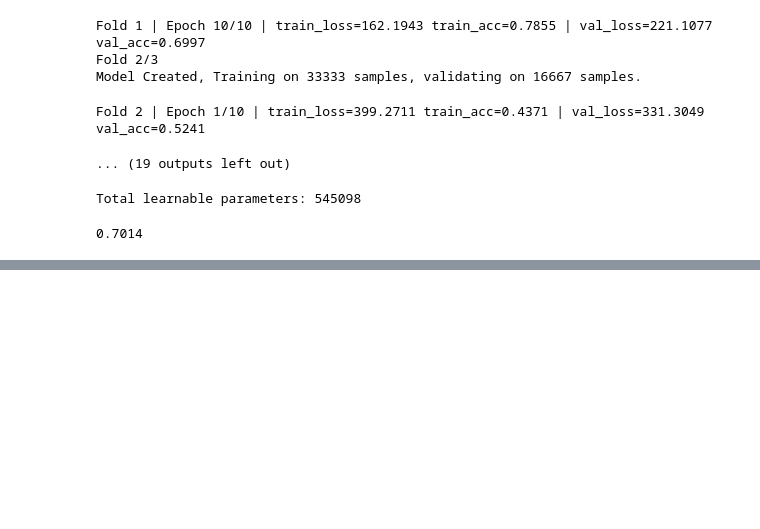
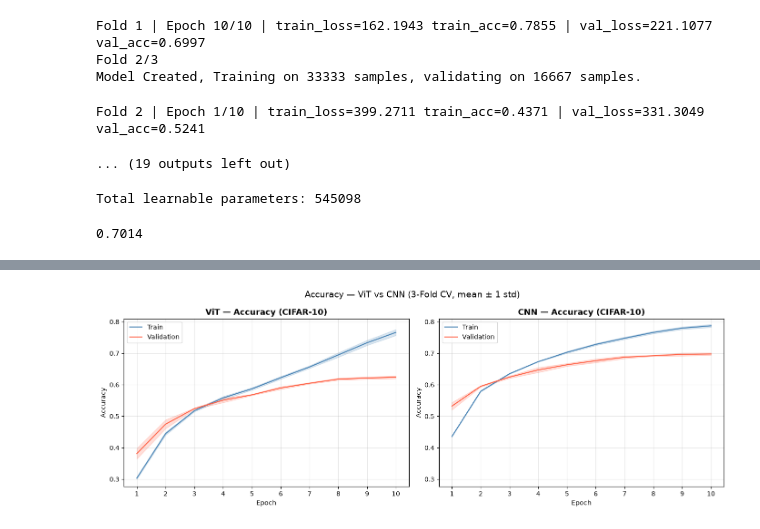
Before and after one commit to Ahad48/Papers-From-Scratch, a Jupyter notebook: vision-transformer/Code/VIT.ipynb, the cells around one changed output, grey strips where cells are left out. Drawn from its saved outputs; the diff is of its cells as text; code cells hidden in the pictures; blank space fills up the shorter version.

```diff
--- a/vision-transformer/Code/VIT.ipynb
+++ b/vision-transformer/Code/VIT.ipynb
@@ -431,0 +631,12 @@ val_correct / val_total
+# %%
+# --- Accuracy figure ---
+fig1, (ax1, ax2) = plt.subplots(1, 2, figsize=(14, 5))
+plot_with_ci(ax1, vit_train_acc,  vit_val_acc,  'ViT — Accuracy (CIFAR-10)', 'Accuracy')
+plot_with_ci(ax2, cnn_train_acc,  cnn_val_acc,  'CNN — Accuracy (CIFAR-10)', 'Accuracy')
+sync_ylim(ax1, ax2)
+fig1.suptitle('Accuracy — ViT vs CNN (3-Fold CV, mean ± 1 std)', fontsize=14)
+plt.tight_layout()
+plt.savefig('../Outputs/accuracy_curves.png', dpi=150, bbox_inches='tight')
+plt.show()
+# %% [output]
+[figure, added]
```
Also changed, not shown: parts of 12 cells of this notebook, 5 other files.
